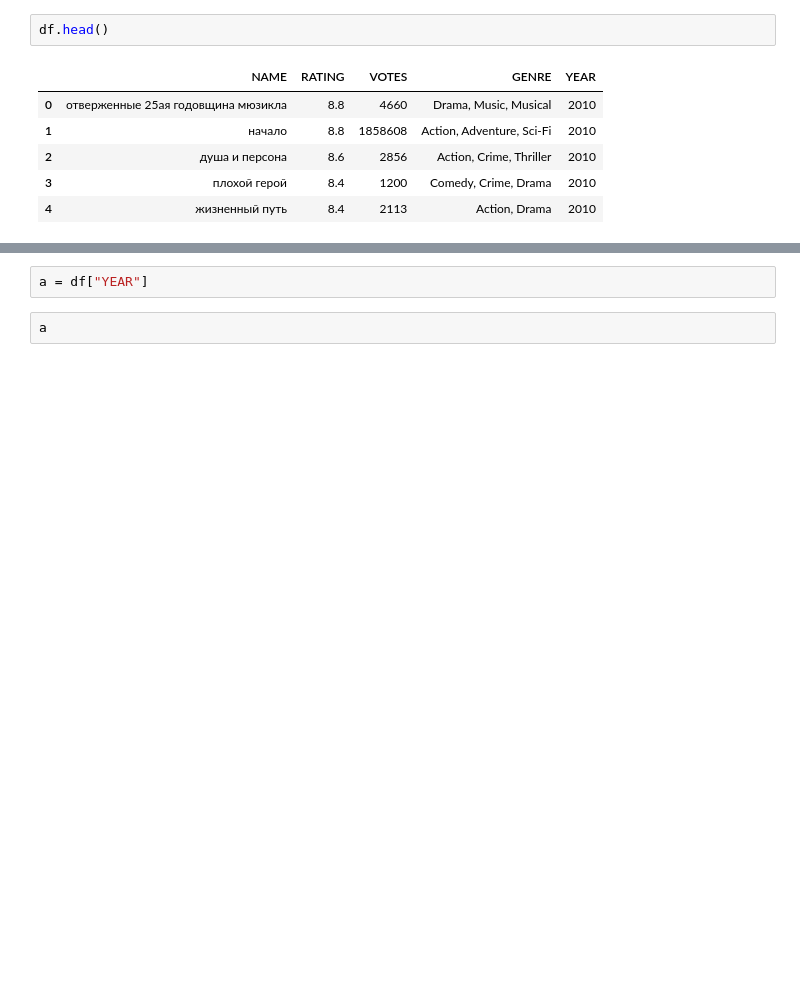
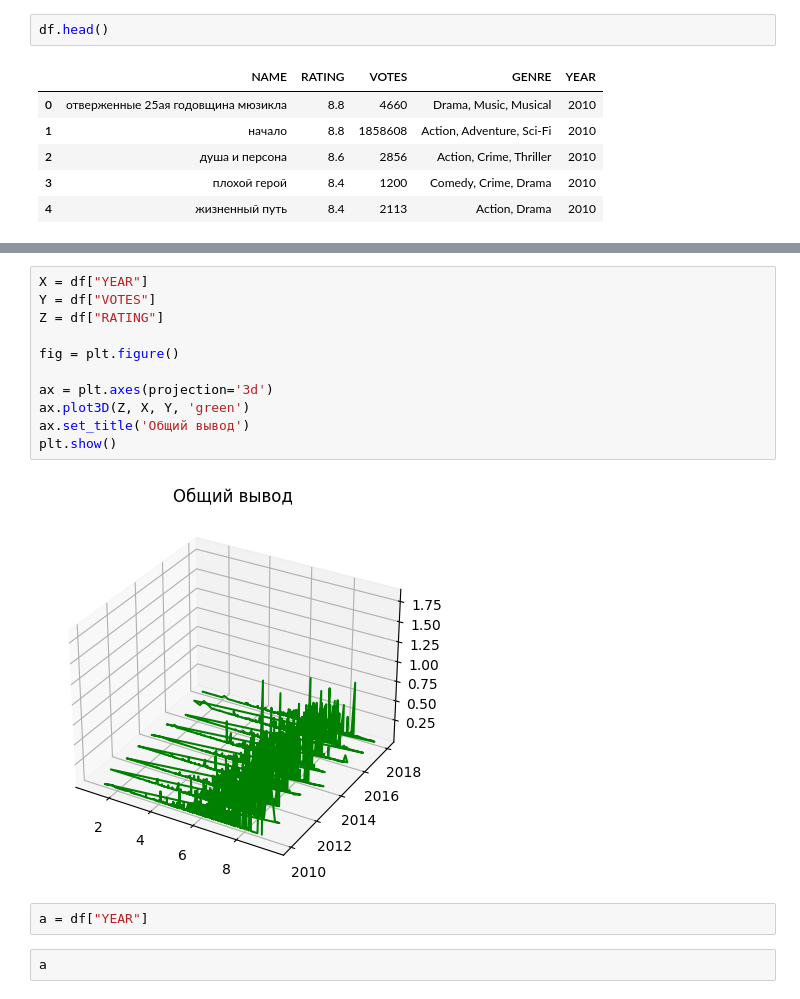
Before and after one commit to mironafanasenko/pogect, a Jupyter notebook: Копия_блокнота_"Мирон_Афанасенко_task28_ipynb".ipynb, the cells around one changed output, grey strips where cells are left out. Cells and saved outputs as stored; diff of their text form; blank space fills up the shorter version.

```diff
--- a/Копия_блокнота_"Мирон_Афанасенко_task28_ipynb".ipynb
+++ b/Копия_блокнота_"Мирон_Афанасенко_task28_ipynb".ipynb
@@ -121,3 +124,16 @@ df
+# %%
+X = df["YEAR"]
+Y = df["VOTES"]
+Z = df["RATING"]
+
+fig = plt.figure()
+
+ax = plt.axes(projection='3d')
+ax.plot3D(Z, X, Y, 'green')
+ax.set_title('Общий вывод')
+plt.show()
+# %% [output]
+[figure, added]
 # %%
 a = df["YEAR"]
 # %%
```
Also changed, not shown: parts of 9 cells of this notebook.
